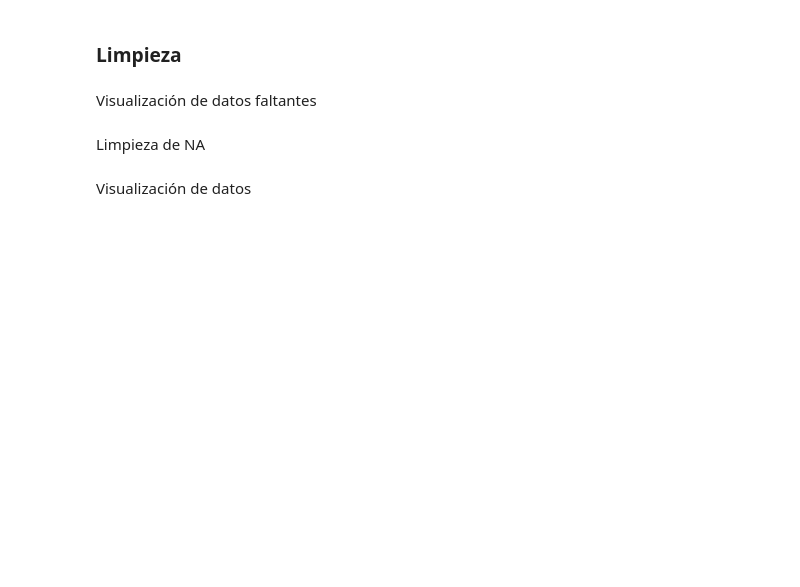
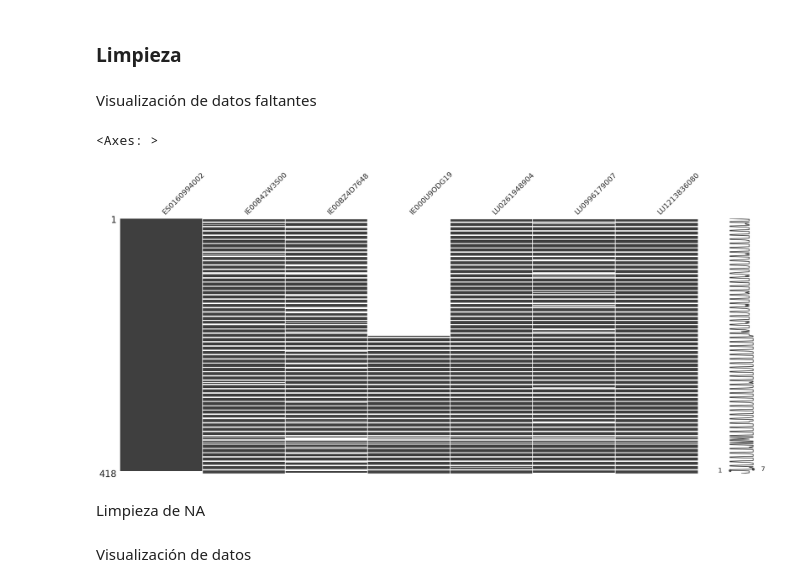
Before and after one commit to bynak06-cell/Microcredencial, a Jupyter notebook: Tema_2_Carteras_Intro/src/carteras-siete-activos-reales.ipynb, the cells around one changed output. Drawn from its saved outputs; the diff is of its cells as text; code cells hidden in the pictures; blank space fills up the shorter version.

```diff
--- a/Tema_2_Carteras_Intro/src/carteras-siete-activos-reales.ipynb
+++ b/Tema_2_Carteras_Intro/src/carteras-siete-activos-reales.ipynb
@@ -67,2 +65,10 @@ Visualización de datos faltantes
+# %%
+# TODO
+import missingno as msno
+
+msno.matrix(data)
+# %% [output]
+<Axes: >
+[figure, added]
 # %% [markdown]
 Limpieza de NA
```
Also changed, not shown: parts of 9 cells of this notebook.
